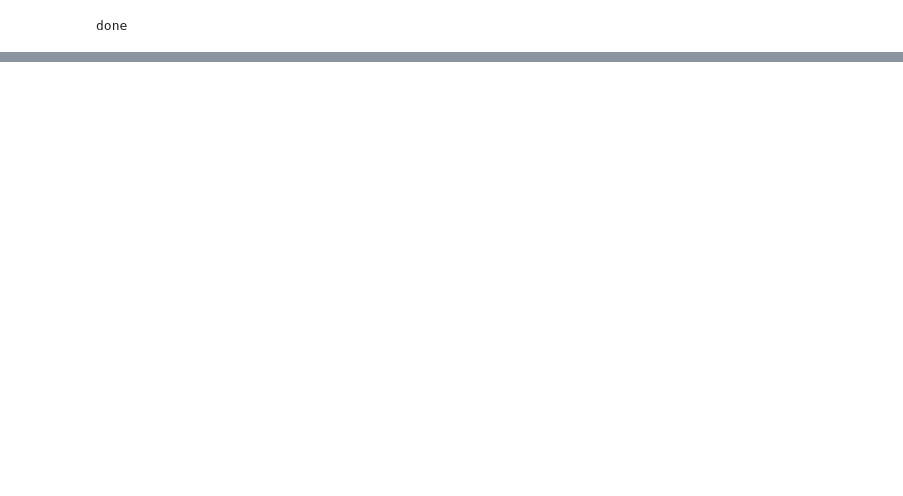
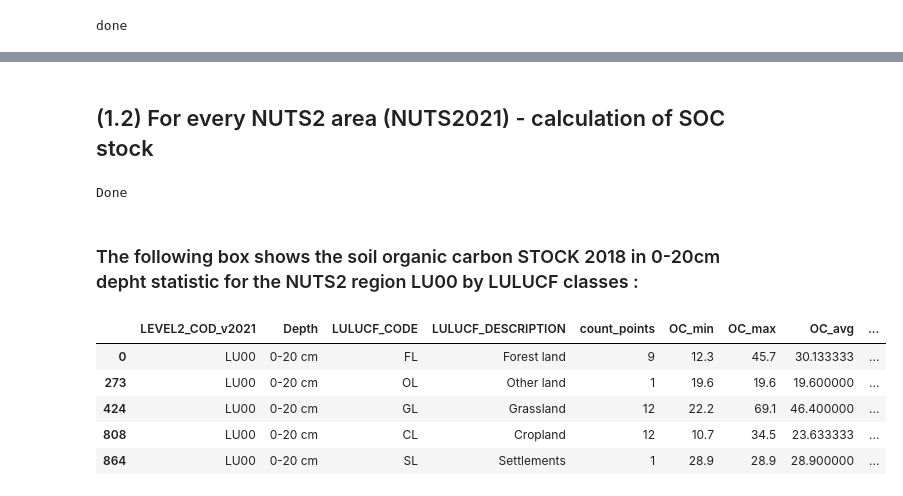
Before and after one commit to MarvinMosel/ETC_DI, a Jupyter notebook: notebooks/f04_carbon/lucas/Soil_organic_carbon.ipynb, the cells around one changed output, grey strips where cells are left out. Drawn from its saved outputs; the diff is of its cells as text; code cells hidden in the pictures; blank space fills up the shorter version.

```diff
--- a/notebooks/f04_carbon/lucas/Soil_organic_carbon.ipynb
+++ b/notebooks/f04_carbon/lucas/Soil_organic_carbon.ipynb
@@ -200,0 +421,61 @@ df_oc2018_nuts2.boxplot(by ='NUTS_0', column =['OC'], grid = False, figsize=(15,
+# %% [markdown]
+## (1.2) For every NUTS2 area (NUTS2021) - calculation of SOC stock
+# %%
+# calculation soc_stock 2018
+engine = sa.create_engine('mssql+pyodbc://' + "GREENMONKEY" + '/' + "Carbon_Mapping" + '?trusted_connection=yes&driver=ODBC+Driver+13+for+SQL+Server')
+connection = engine.raw_connection()
+cursor = connection.cursor()
+
+## drop table if exists:
+sql_query16=( '''Drop table if exists [Carbon_Mapping].[lucas].[OC_2018_SOC_stock_nuts2]''')
+cursor.execute(sql_query16)
+#cursor.close()
+#connection.commit()
+#----------------------------------------------------------------------------
+
+query17 =('''
+SELECT [OC_2018_nuts2].[LEVEL2_COD_v2021]
+      , [OC_2018_nuts2].[Depth]
+      , [OC_2018_nuts2].[LULUCF_CODE]
+      , [OC_2018_nuts2].[LULUCF_DESCRIPTION]
+      , [OC_2018_nuts2].[count_points]
+      , [OC_2018_nuts2].[OC_min]
+      , [OC_2018_nuts2].[OC_max]
+      , [OC_2018_nuts2].[OC_avg]
+      , [OC_2018_nuts2].[OC_UNIT]
+		,[BD 0-20 avg]
+	,[lucas_tosoil_200912_coarse_nuts2_stat].[coarse_avg] as [coarse_avg_0912]
+	,lucas_tosoil_2015_coarse_nuts2_stat.[coarse_avg] as [coarse_avg_15]
+	, 1-([lucas_tosoil_200912_coarse_nuts2_stat].[coarse_avg]+lucas_tosoil_2015_coarse_nuts2_stat.[coarse_avg] )/2/100.00 as stones
+	, [OC_2018_nuts2].[OC_avg]*[BD 0-20 avg]*20 * 1-([lucas_tosoil_200912_coarse_nuts2_stat].[coarse_avg]+lucas_tosoil_2015_coarse_nuts2_stat.[coarse_avg] )/2/100.00 as SOC_stock
+INTO  [Carbon_Mapping].[lucas].[OC_2018_SOC_stock_nuts2]
+  FROM [Carbon_Mapping].[lucas].[OC_2018_nuts2]
+
+  left join [lucas].[BulkDensity_2018_nuts2] on [OC_2018_nuts2].LEVEL2_COD_v2021 = [BulkDensity_2018_nuts2].LEVEL2_COD
+  left join [lucas].[lucas_tosoil_200912_coarse_nuts2_stat] on [OC_2018_nuts2].LEVEL2_COD_v2021 = [lucas_tosoil_200912_coarse_nuts2_stat].LEVEL2_COD
+  left join [lucas].lucas_tosoil_2015_coarse_nuts2_stat on [OC_2018_nuts2].LEVEL2_COD_v2021 = lucas_tosoil_2015_coarse_nuts2_stat.LEVEL2_COD
+  ''')
+
+
+cursor.execute(query17)
+cursor.close()
+connection.commit()
+query18 =('''Select * from [Carbon_Mapping].[lucas].[OC_2018_SOC_stock_nuts2]''')
+df_soc_stock_2018_nuts2_stats = pd.read_sql(query18, engine)
+
+print ("Done")
+# %% [output]
+Done
+# %% [markdown]
+### The following box shows the soil organic carbon STOCK  2018 in 0-20cm depht statistic for the NUTS2 region LU00 by LULUCF classes :
+# %%
+# example
+df3=df_soc_stock_2018_nuts2_stats[df_soc_stock_2018_nuts2_stats["LEVEL2_COD_v2021"] == 'LU00']
+df3
+# %% [output]
+|  | LEVEL2_COD_v2021 | Depth | LULUCF_CODE | LULUCF_DESCRIPTION | count_points | OC_min | OC_max | OC_avg | ... |
+| 0 | LU00 | 0-20 cm | FL | Forest land | 9 | 12.3 | 45.7 | 30.133333 | ... |
+| 273 | LU00 | 0-20 cm | OL | Other land | 1 | 19.6 | 19.6 | 19.600000 | ... |
+| 424 | LU00 | 0-20 cm | GL | Grassland | 12 | 22.2 | 69.1 | 46.400000 | ... |
+| 808 | LU00 | 0-20 cm | CL | Cropland | 12 | 10.7 | 34.5 | 23.633333 | ... |
+| 864 | LU00 | 0-20 cm | SL | Settlements | 1 | 28.9 | 28.9 | 28.900000 | ... |
```
Also changed, not shown: parts of 17 cells of this notebook.
